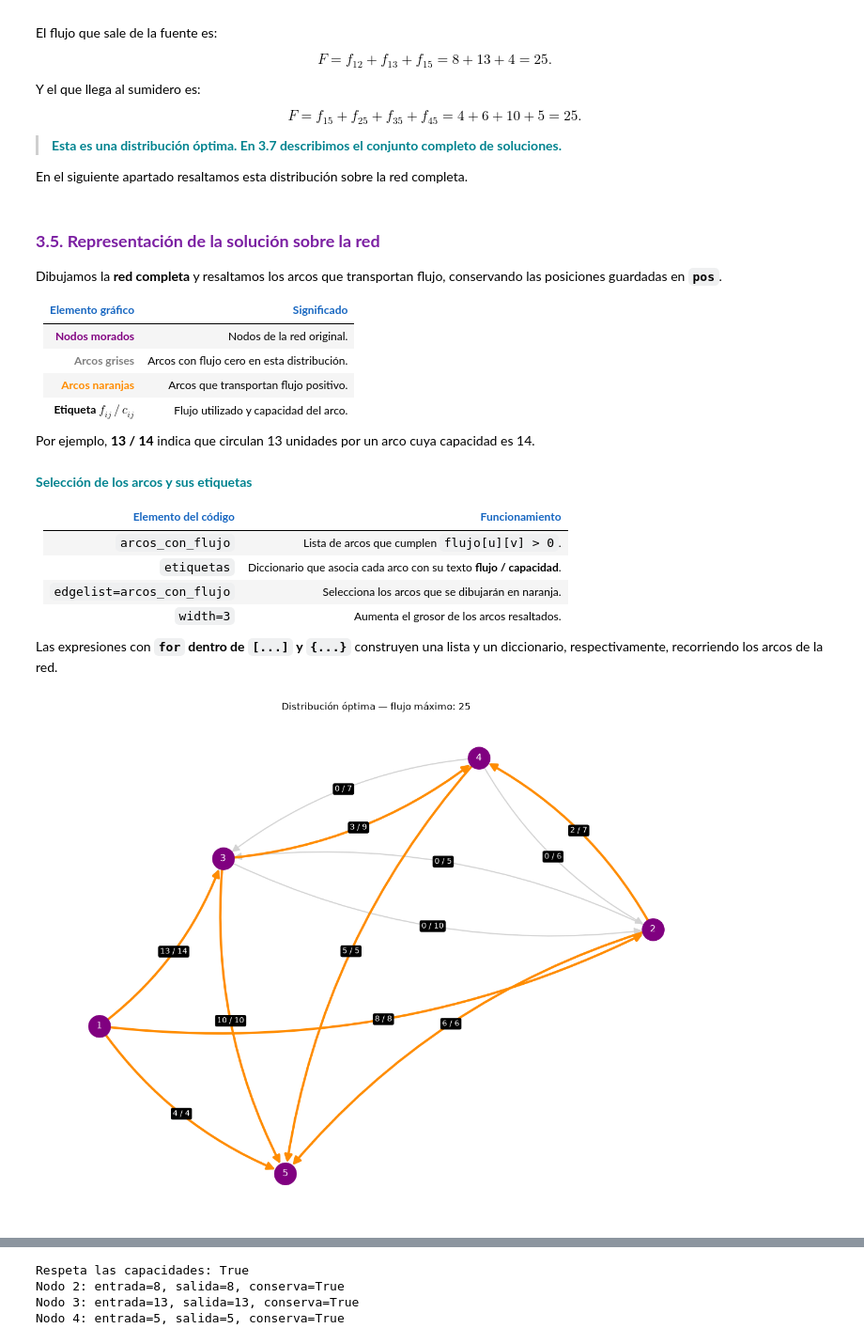
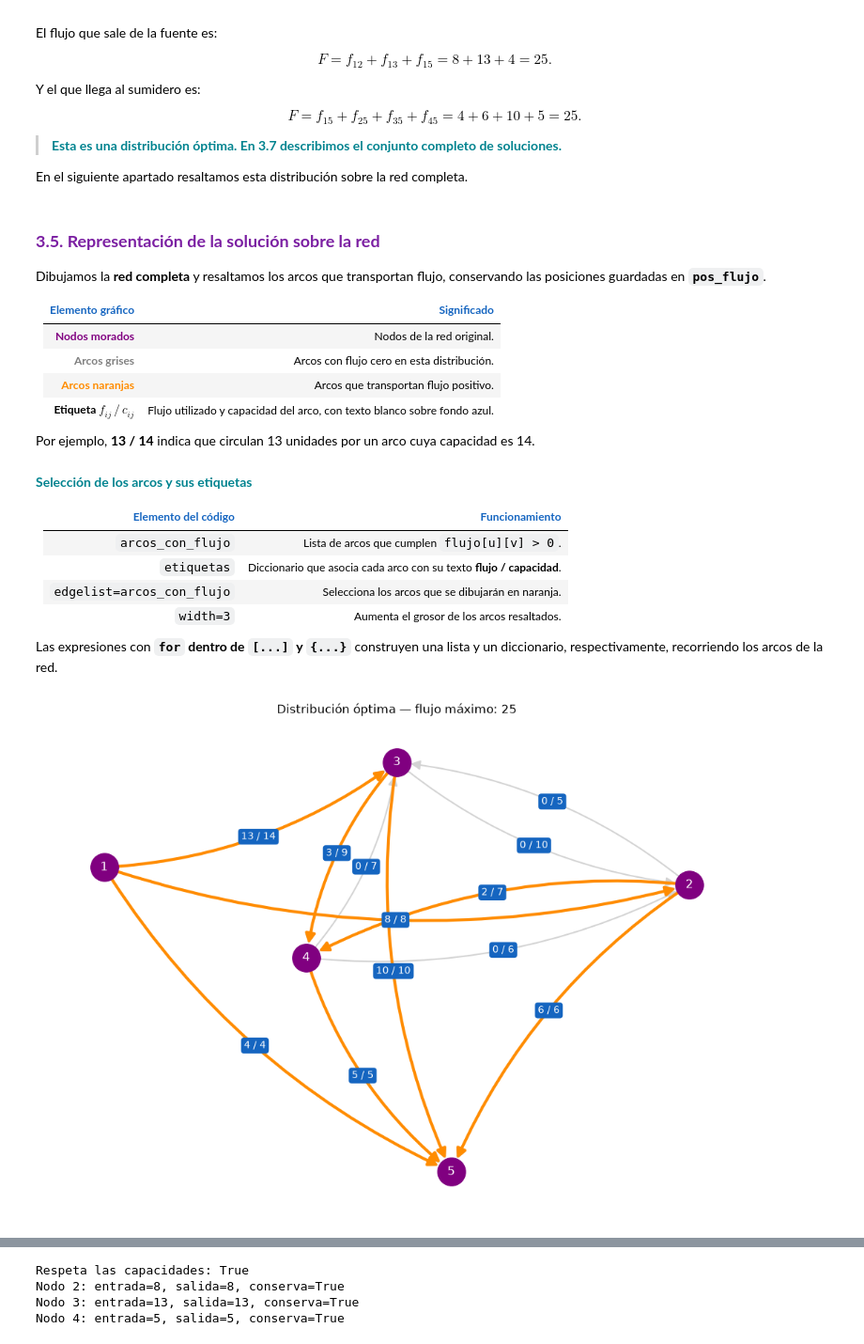
Before and after one commit to Mar9718/Investigacion-de-operaciones, a Jupyter notebook: notebooks/TutorialNetworkx.ipynb, the cells around one changed output, grey strips where cells are left out. Shown at 94% size. Saved outputs shown, nothing was run; the diff lists cells and outputs as text; code cells hidden in the pictures.

```diff
--- a/notebooks/TutorialNetworkx.ipynb
+++ b/notebooks/TutorialNetworkx.ipynb
@@ -850,7 +916,7 @@ for camino in rutas:
     total = 0
 
     for u, v in zip(camino, camino[1:]):
-        total = total + G[u][v]["weight"]
+        total = total + G_rutas[u][v]["weight"]
 
     print("Ruta:", camino)
     print("Suma de sus costos:", total)
@@ -996,10 +1062,10 @@ El argumento **`weight="capacity"`** guarda cada capacidad en el atributo llamad
 Omitimos los sentidos con capacidad cero de la imagen, pues no permiten transportar flujo.
 # %%
 # Creamos la red dirigida del problema de flujo máximo.
-G = nx.DiGraph()
+G_flujo = nx.DiGraph()
 
 # Registramos las capacidades de los arcos.
-G.add_weighted_edges_from(
+G_flujo.add_weighted_edges_from(
     [
         (1, 2, 8),
         (1, 3, 14),
@@ -1157,7 +1225,7 @@ from networkx.algorithms.flow import edmonds_karp
 
 # Calculamos el valor máximo y una distribución óptima.
 flujo_maximo, flujo = nx.maximum_flow(
-    G,
+    G_flujo,
     1,
     5,
     capacity="capacity",
@@ -1190,9 +1258,9 @@ El ciclo **`for u, v in G.edges()`** toma los extremos de cada arco. La cadena *
 
 Mostramos cada arco en el formato <u>flujo / capacidad</u>: a la izquierda estará el flujo utilizado y a la derecha su capacidad.
 # %%
-for u, v in G.edges():
+for u, v in G_flujo.edges():
     cantidad = flujo[u][v]
-    capacidad = G[u][v]["capacity"]
+    capacidad = G_flujo[u][v]["capacity"]
 
     print(f"{u} → {v}: {cantidad} / {capacidad}")
 # %% [output]
@@ -1247,14 +1315,14 @@ En el siguiente apartado resaltamos esta distribución sobre la red completa.
 # %% [markdown]
 ### <font color="#7B1FA2"><b>3.5. Representación de la solución sobre la red</b></font>
 
-Dibujamos la **red completa** y resaltamos los arcos que transportan flujo, conservando las posiciones guardadas en **`pos`**.
+Dibujamos la **red completa** y resaltamos los arcos que transportan flujo, conservando las posiciones guardadas en **`pos_flujo`**.
 
 | <font color="#1565C0"><b>Elemento gráfico</b></font> | <font color="#1565C0"><b>Significado</b></font> |
 |---|---|
 | <font color="purple"><b>Nodos morados</b></font> | Nodos de la red original. |
 | <font color="gray"><b>Arcos grises</b></font> | Arcos con flujo cero en esta distribución. |
 | <font color="darkorange"><b>Arcos naranjas</b></font> | Arcos que transportan flujo positivo. |
-| **Etiqueta $f_{ij}\,/\,c_{ij}$** | Flujo utilizado y capacidad del arco. |
+| **Etiqueta $f_{ij}\,/\,c_{ij}$** | Flujo utilizado y capacidad del arco, con texto blanco sobre fondo azul. |
 
 Por ejemplo, **13 / 14** indica que circulan 13 unidades por un arco cuya capacidad es 14.
 
@@ -1271,22 +1339,22 @@ Las expresiones con **`for` dentro de `[...]` y `{...}`** construyen una lista y
 # %%
 # Seleccionamos los arcos con flujo positivo.
 arcos_con_flujo = [
-    (u, v) for u, v in G.edges()
+    (u, v) for u, v in G_flujo.edges()
     if flujo[u][v] > 0
 ]
 
 # Creamos las etiquetas: flujo / capacidad.
 etiquetas = {
-    (u, v): f"{flujo[u][v]} / {G[u][v]['capacity']}"
-    for u, v in G.edges()
+    (u, v): f"{flujo[u][v]} / {G_flujo[u][v]['capacity']}"
+    for u, v in G_flujo.edges()
 }
 
-plt.figure(figsize=(12, 9))
+plt.figure(figsize=(10, 7))
 
 # Dibujamos la red completa.
 nx.draw(
-    G,
-    pos,
+    G_flujo,
+    pos_flujo,
     with_labels=True,
     node_color="purple",
     font_color="white",
@@ -1294,43 +1362,43 @@ nx.draw(
     edge_color="lightgray",
     width=1.5,
     arrows=True,
     arrowsize=20,
     connectionstyle="arc3,rad=0.15"
 )
 
 # Resaltamos los arcos que transportan flujo.
 nx.draw_networkx_edges(
-    G,
-    pos,
+    G_flujo,
+    pos_flujo,
     edgelist=arcos_con_flujo,
     edge_color="darkorange",
     width=3,
     node_size=800,
     arrows=True,
     arrowsize=20,
     connectionstyle="arc3,rad=0.15"
 )
 
 # Mostramos las etiquetas de todos los arcos.
 nx.draw_networkx_edge_labels(
-    G,
-    pos,
+    G_flujo,
+    pos_flujo,
     edge_labels=etiquetas,
     font_color="white",
-    bbox=dict(
-        facecolor="black",
-        edgecolor="none",
-        boxstyle="round,pad=0.25"
-    ),
+    bbox={
+        "facecolor": "#1565C0",
+        "edgecolor": "none",
+        "boxstyle": "round,pad=0.3"
+    },
     node_size=800,
     connectionstyle="arc3,rad=0.15",
     rotate=False
 )
 
 plt.title(f"Distribución óptima — flujo máximo: {flujo_maximo}")
 plt.show()
 # %% [output]
-[figure, old version]
+[figure, new version]
 # %% [markdown]
 ### <font color="#7B1FA2"><b>3.6. Comprobación de la solución</b></font>
 
```
Also changed, not shown: parts of 34 cells of this notebook.
